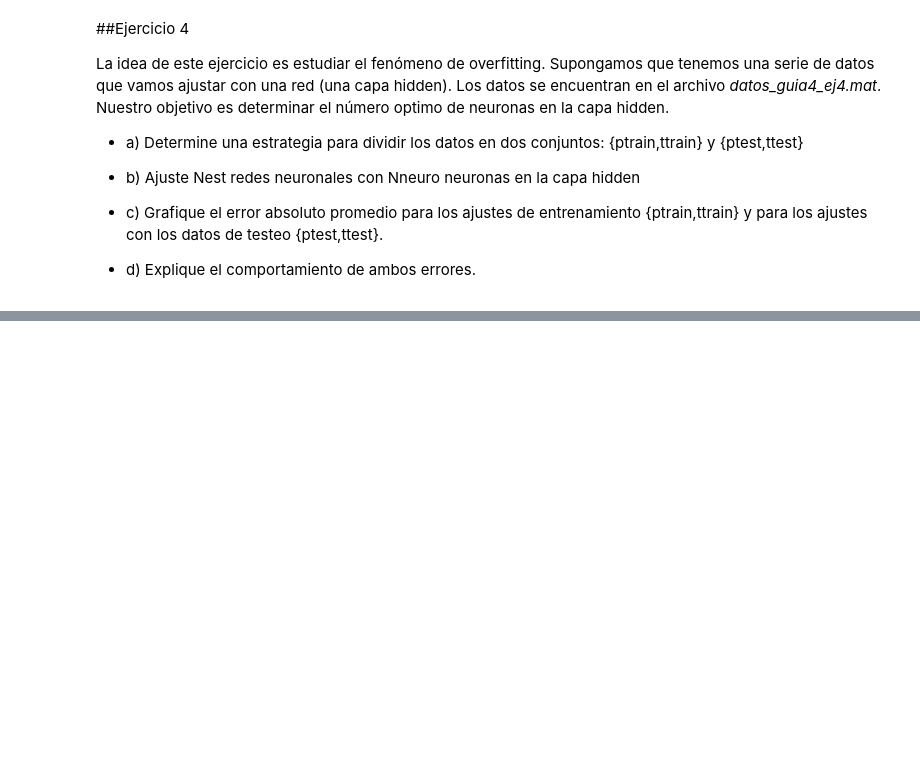
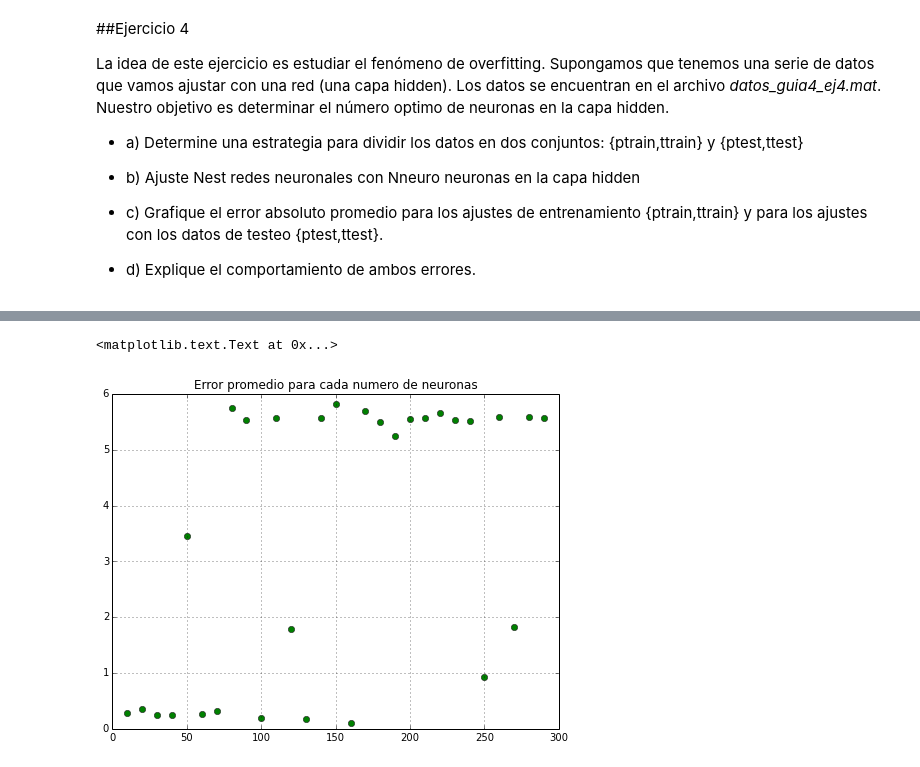
Before and after one commit to elsuizo/Redes_fuzzy, a Jupyter notebook: Guia4/tp3_guia4_eje4.ipynb, the cells around one changed output, grey strips where cells are left out. Saved outputs shown, nothing was run; the diff lists cells and outputs as text; code cells hidden in the pictures; blank space fills up the shorter version.

```diff
--- a/Guia4/tp3_guia4_eje4.ipynb
+++ b/Guia4/tp3_guia4_eje4.ipynb
@@ -33,0 +169,8 @@ plt.rcParams['figure.figsize'] = 8,6 #parámetros de tamaño
+# %%
+for i,v in enumerate(neuronas):
+    plt.plot(v, e[:,i].mean(),'go')
+plt.grid()
+plt.title('Error promedio para cada numero de neuronas')
+# %% [output]
+<matplotlib.text.Text at 0x...>
+[figure, added]
```
Also changed, not shown: parts of 13 cells of this notebook.
